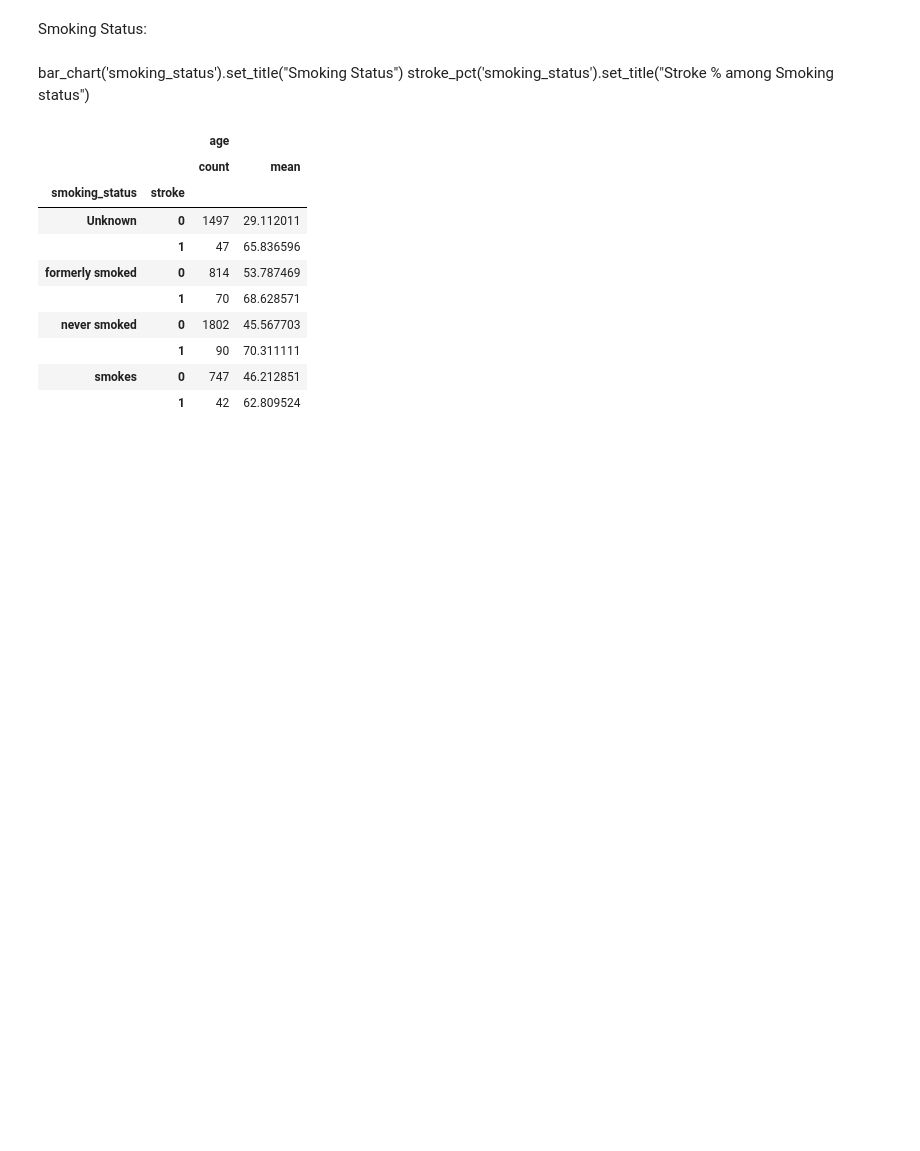
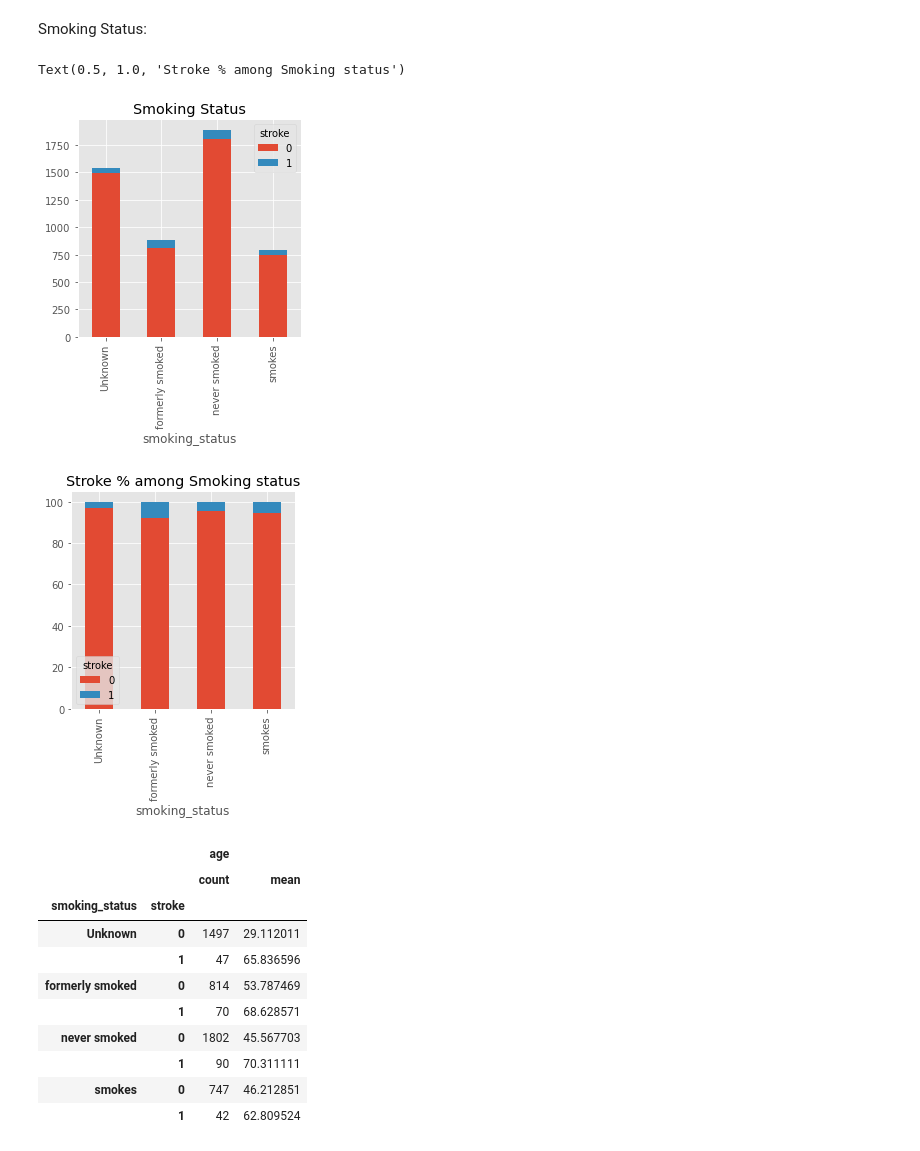
Before and after one commit to AugiBold/Stroke-Prediction-EDA-Python, a Jupyter notebook: Stroke Prediction EDA.ipynb, the cells around one changed output. Cells and saved outputs as stored; diff of their text form; code cells hidden in the pictures; blank space fills up the shorter version.

```diff
--- a/Stroke Prediction EDA.ipynb
+++ b/Stroke Prediction EDA.ipynb
@@ -452,9 +468,13 @@ df.groupby(['work_type'])[['age']].agg(['count', 'mean'])
 | children | 687 | 6.841339 |
 # %% [markdown]
 Smoking Status:
-# %% [markdown]
-bar_chart('smoking_status').set_title("Smoking Status")
-stroke_pct('smoking_status').set_title("Stroke % among Smoking status")
+# %%
+bar_chart('smoking_status').set_title("Smoking Status")
+stroke_pct('smoking_status').set_title("Stroke % among Smoking status")
+# %% [output]
+Text(0.5, 1.0, 'Stroke % among Smoking status')
+[figure, added]
+[figure, added]
 # %%
 df.groupby(['smoking_status', 'stroke'])[['age']].agg(['count', 'mean'])
 # %% [output]
```
Also changed, not shown: parts of 7 cells of this notebook.
